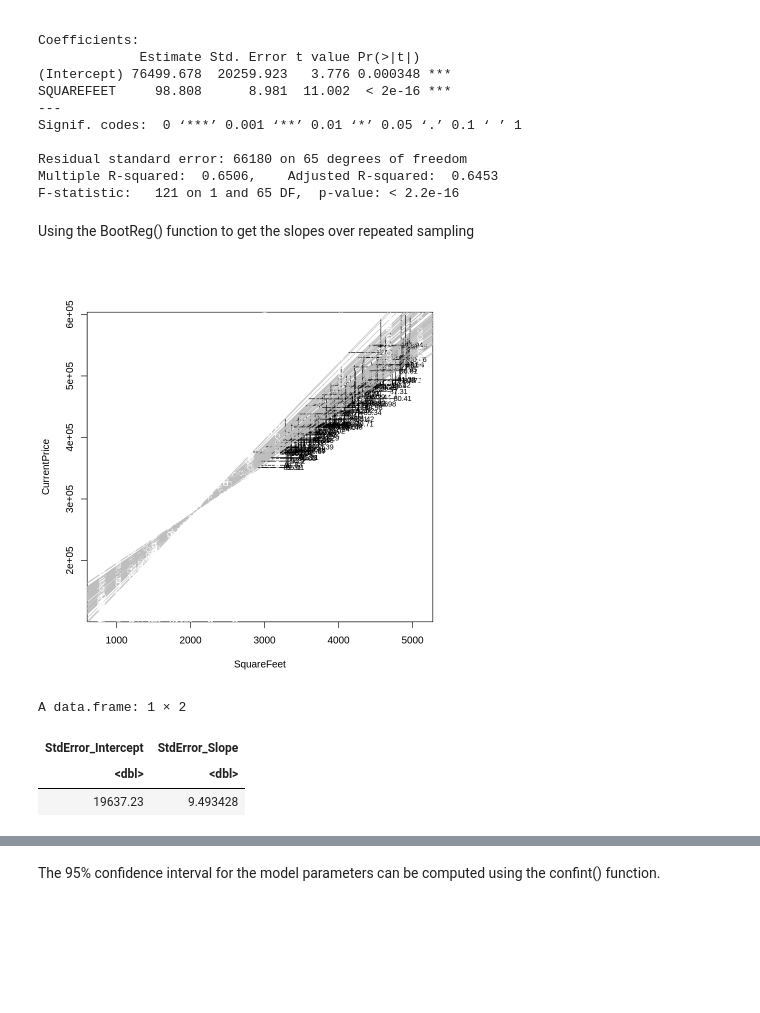
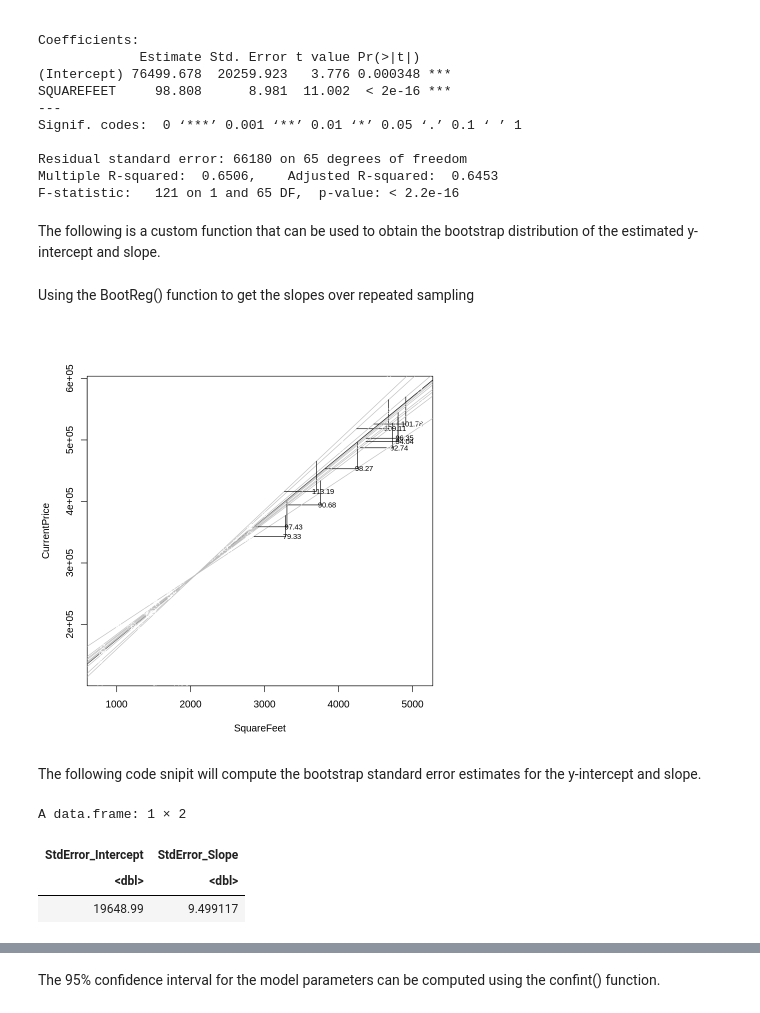
Before and after one commit to christophermalone/stat360, a Jupyter notebook: Handout6_SimpleLinearRegression_PartB.ipynb, the cells around one changed output, grey strips where cells are left out. Cells and saved outputs as stored; diff of their text form; code cells hidden in the pictures; blank space fills up the shorter version.

```diff
--- a/Handout6_SimpleLinearRegression_PartB.ipynb
+++ b/Handout6_SimpleLinearRegression_PartB.ipynb
@@ -316,6 +369,8 @@ Signif. codes:  0 ‘***’ 0.001 ‘**’ 0.01 ‘*’ 0.05 ‘.’ 0.1 ‘ ’
 Residual standard error: 66180 on 65 degrees of freedom
 Multiple R-squared:  0.6506,    Adjusted R-squared:  0.6453
 F-statistic:   121 on 1 and 65 DF,  p-value: < 2.2e-16
+# %% [markdown]
+The following is a custom function that can be used to obtain the bootstrap distribution of the estimated y-intercept and slope.
 # %%
 #######################################################
 # Bootstrap Regression
@@ -364,9 +419,11 @@ BootReg=function(slr_object,b=100,delay=0){
 # %% [markdown]
 Using the BootReg() function to get the slopes over repeated sampling
 # %%
-LModel_RepeatedSampling <- BootReg(LModel_Price_Sqft, b=100)
+LModel_RepeatedSampling <- BootReg(LModel_Price_Sqft, b=10)
 # %% [output]
-[figure, old version]
+[figure, new version]
+# %% [markdown]
+The following code snipit will compute the bootstrap standard error estimates for the y-intercept and slope.
 # %%
 (LModel_RepeatedSampling
   %>% summarize(
@@ -378,4 +435,4 @@ LModel_RepeatedSampling <- BootReg(LModel_Price_Sqft, b=100)
 A data.frame: 1 × 2
 | StdError_Intercept | StdError_Slope |
 | <dbl> | <dbl> |
-| 19637.23 | 9.493428 |
+| 19648.99 | 9.499117 |
```
Also changed, not shown: parts of 35 cells of this notebook.
